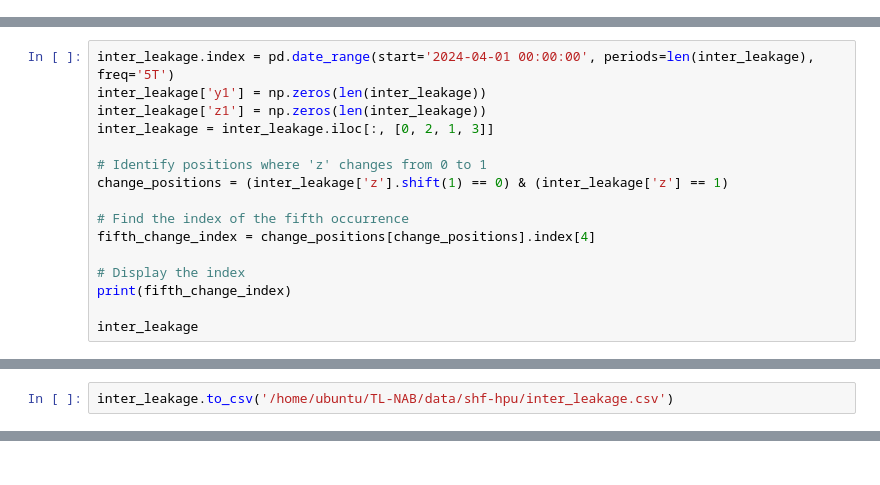
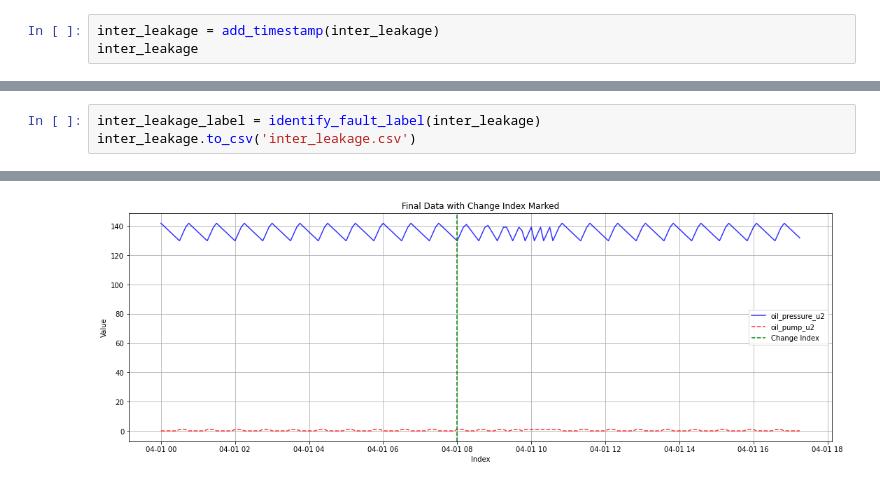
Before and after one commit to xiazong-fortum/TL-NAB, a Jupyter notebook: test_TL/simulate_data.ipynb, the cells around one changed output, grey strips where cells are left out. Saved outputs shown, nothing was run; the diff lists cells and outputs as text.

```diff
--- a/test_TL/simulate_data.ipynb
+++ b/test_TL/simulate_data.ipynb
@@ -83,0 +142,3 @@ pump_failure
+# %%
+inter_leakage = add_timestamp(inter_leakage)
+inter_leakage
@@ -155,16 +190,0 @@ plt.show()
-# %%
-inter_leakage.index = pd.date_range(start='2024-04-01 00:00:00', periods=len(inter_leakage), freq='5T')
-inter_leakage['y1'] = np.zeros(len(inter_leakage))
-inter_leakage['z1'] = np.zeros(len(inter_leakage))
-inter_leakage = inter_leakage.iloc[:, [0, 2, 1, 3]]
-
-# Identify positions where 'z' changes from 0 to 1
-change_positions = (inter_leakage['z'].shift(1) == 0) & (inter_leakage['z'] == 1)
-
-# Find the index of the fifth occurrence
-fifth_change_index = change_positions[change_positions].index[4]
-
-# Display the index
-print(fifth_change_index)
-
-inter_leakage
@@ -211,2 +191,4 @@ plt.show()
-# %%
-inter_leakage.to_csv('/home/ubuntu/TL-NAB/data/shf-hpu/inter_leakage.csv')
+# %%
+inter_leakage_label = identify_fault_label(inter_leakage)
+inter_leakage.to_csv('inter_leakage.csv')
+# %% [output]
@@ -212,0 +196 @@ inter_leakage.to_csv('/home/ubuntu/TL-NAB/data/shf-hpu/inter_leakage.csv')
+[figure, added]
```
Also changed, not shown: parts of 12 cells of this notebook, 31 other files.
